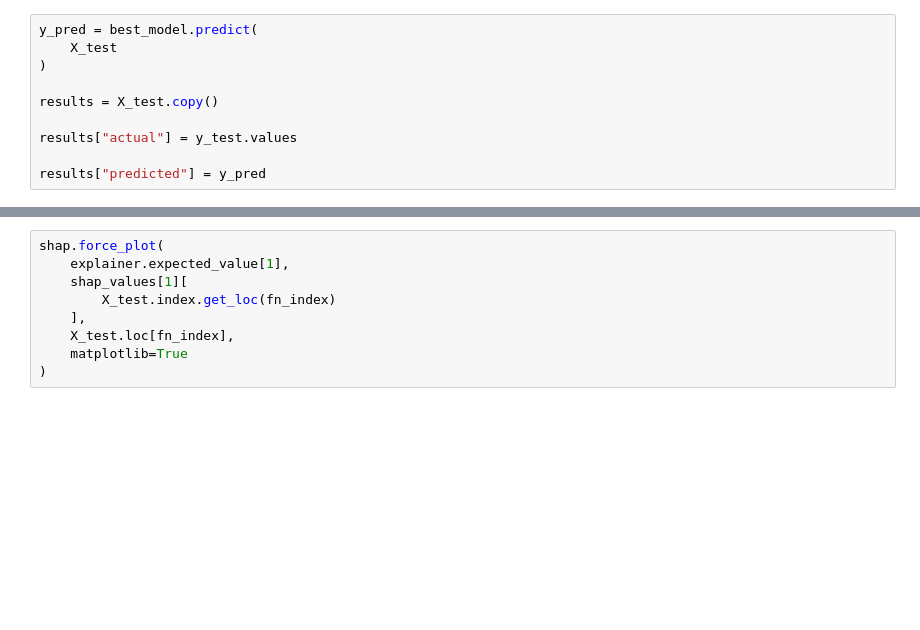
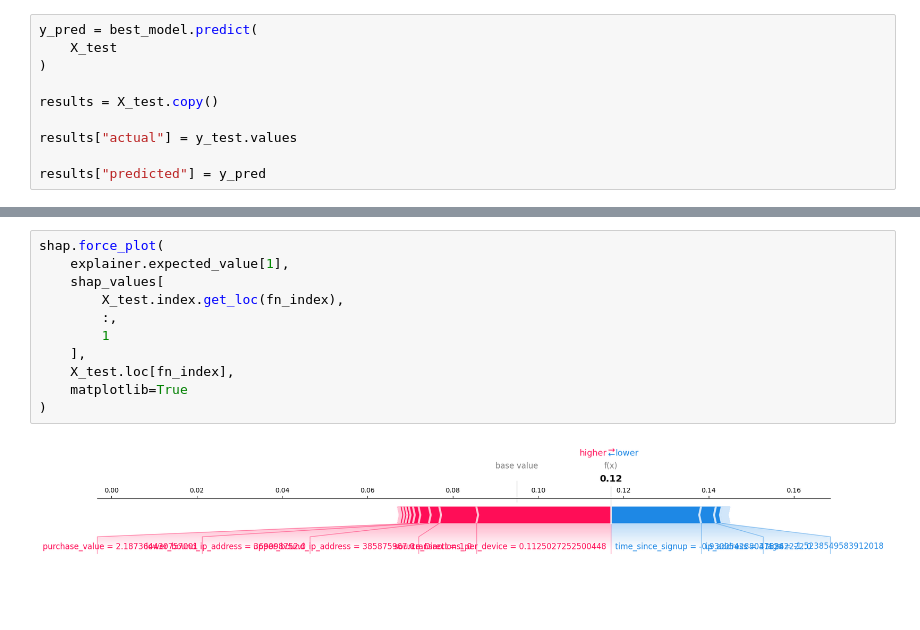
Before and after one commit to konesham2014/fraud-detection, a Jupyter notebook: notebooks/shap-explainability.ipynb, the cells around one changed output, grey strips where cells are left out. Drawn from its saved outputs; the diff is of its cells as text; blank space fills up the shorter version.

```diff
--- a/notebooks/shap-explainability.ipynb
+++ b/notebooks/shap-explainability.ipynb
@@ -157,9 +319,13 @@ shap.force_plot(
 # %%
 shap.force_plot(
     explainer.expected_value[1],
-    shap_values[1][
-        X_test.index.get_loc(fn_index)
+    shap_values[
+        X_test.index.get_loc(fn_index),
+        :,
+        1
     ],
     X_test.loc[fn_index],
     matplotlib=True
 )
+# %% [output]
+[figure, added]
```
Also changed, not shown: parts of 24 cells of this notebook, 11 other files.
